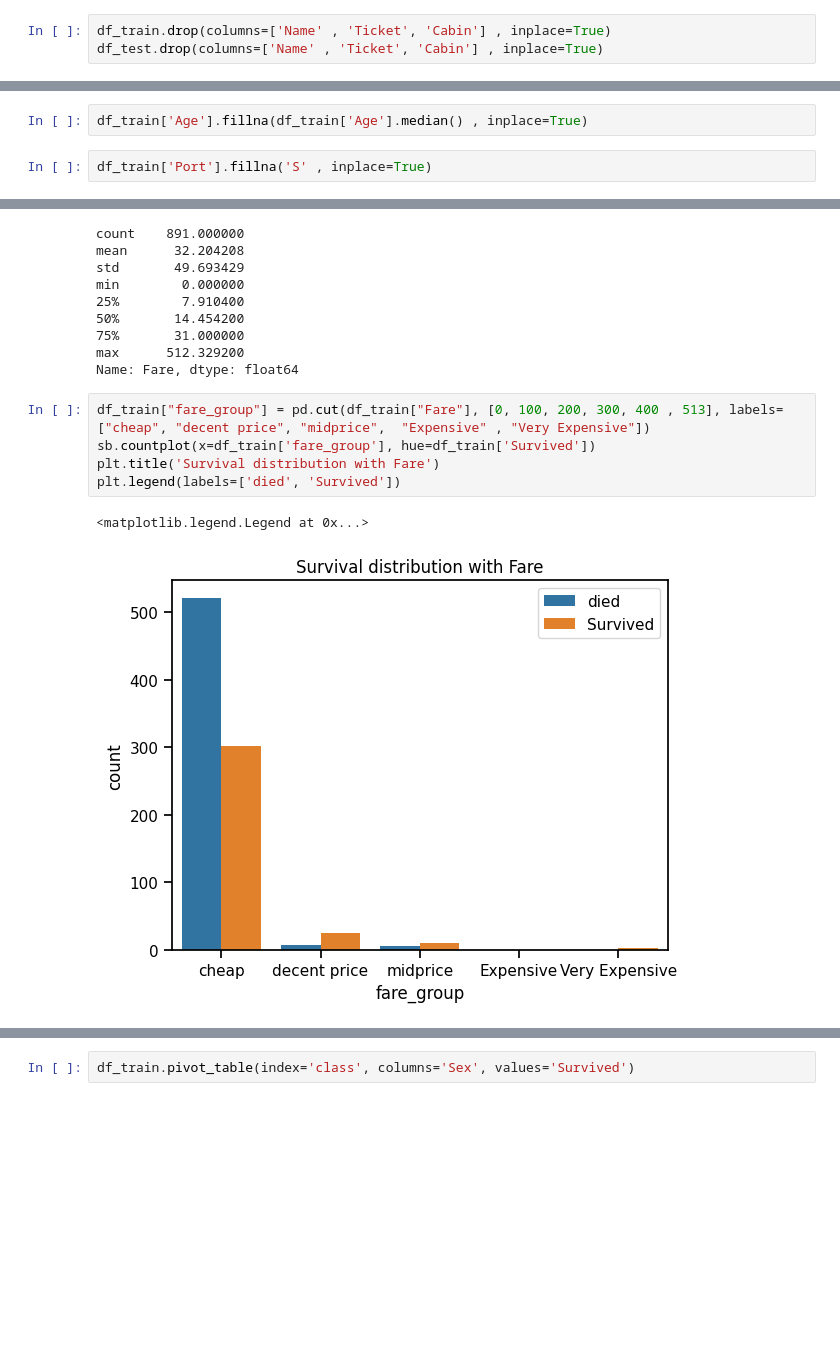
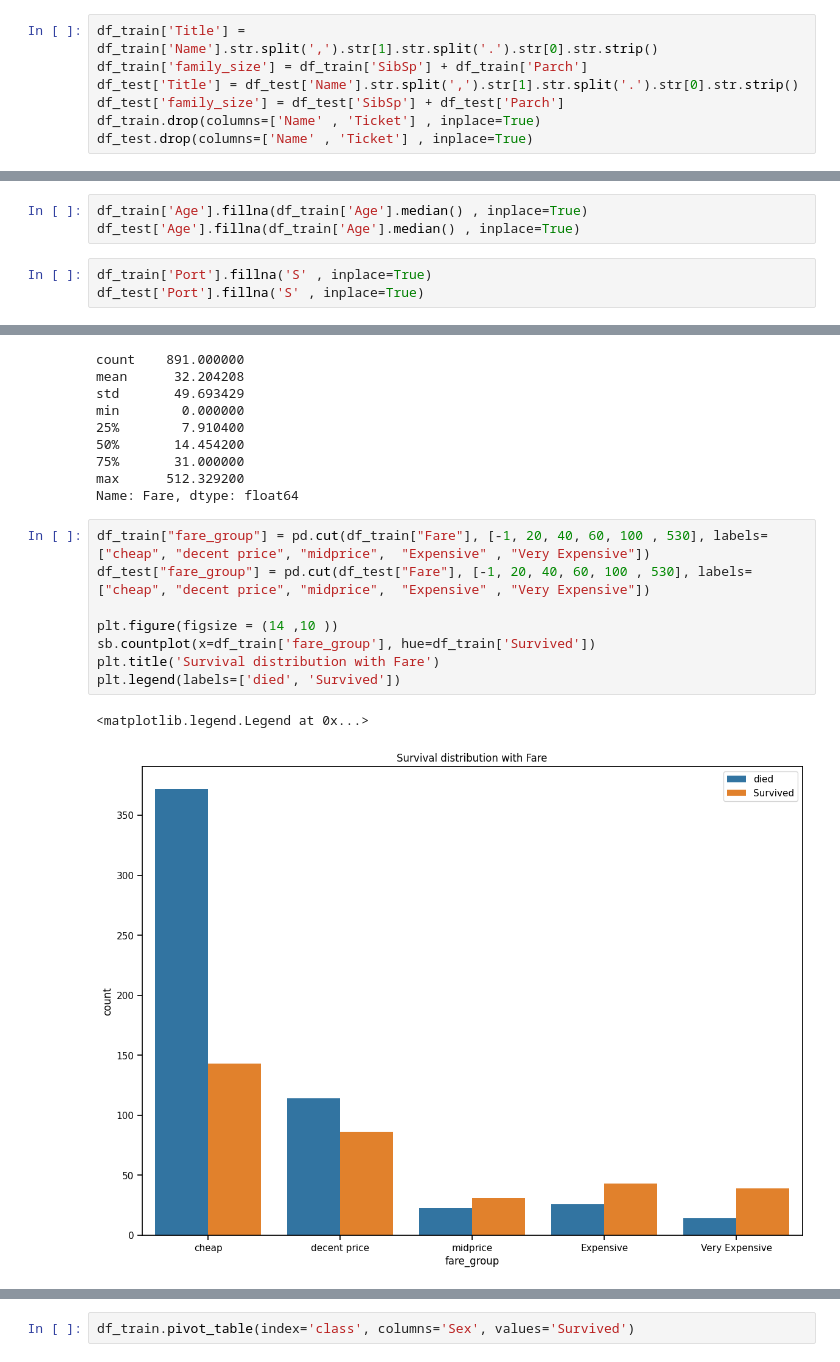
Before and after one commit to mtheggi/Titanic-Survival-Prediction, a Jupyter notebook: Titanic_Survival_Prediction.ipynb, the cells around one changed output, grey strips where cells are left out. Cells and saved outputs as stored; diff of their text form; blank space fills up the shorter version.

```diff
--- a/Titanic_Survival_Prediction.ipynb
+++ b/Titanic_Survival_Prediction.ipynb
@@ -51,9 +37,13 @@ df_test
 # %% [markdown]
 ><mark>Filtering Out unnecessary columns</mark>
 >>drop name,Ticket, and Cabin number because it is not useful
-# %%
-df_train.drop(columns=['Name' , 'Ticket', 'Cabin'] , inplace=True)
-df_test.drop(columns=['Name' , 'Ticket', 'Cabin'] , inplace=True)
+# %%
+df_train['Title'] = df_train['Name'].str.split(',').str[1].str.split('.').str[0].str.strip()
+df_train['family_size'] = df_train['SibSp'] + df_train['Parch']
+df_test['Title'] = df_test['Name'].str.split(',').str[1].str.split('.').str[0].str.strip()
+df_test['family_size'] = df_test['SibSp'] + df_test['Parch']
+df_train.drop(columns=['Name' , 'Ticket'] , inplace=True)
+df_test.drop(columns=['Name' , 'Ticket'] , inplace=True)
 # %% [markdown]
 ><mark>Rename some columns</mark>
 # %%
@@ -163,8 +158,10 @@ Text(0.5, 1.0, 'Age box plot distribution')
 >Since, there exit lots of outliers, replacing missing values with the mean is not the best thing because outlier effects the mean , we wil use median instead
 # %%
 df_train['Age'].fillna(df_train['Age'].median() , inplace=True)
+df_test['Age'].fillna(df_train['Age'].median() , inplace=True)
 # %%
 df_train['Port'].fillna('S' , inplace=True)
+df_test['Port'].fillna('S' , inplace=True)
 # %%
 df_train.isna().sum()
 # %% [output]
@@ -417,12 +427,15 @@ min        0.000000
 max      512.329200
 Name: Fare, dtype: float64
 # %%
-df_train["fare_group"] = pd.cut(df_train["Fare"], [0, 100, 200, 300, 400 , 513], labels=["cheap", "decent price", "midprice",  "Expensive" , "Very Expensive"])
+df_train["fare_group"] = pd.cut(df_train["Fare"], [-1, 20, 40, 60, 100 , 530], labels=["cheap", "decent price", "midprice",  "Expensive" , "Very Expensive"])
+df_test["fare_group"] = pd.cut(df_test["Fare"], [-1, 20, 40, 60, 100 , 530], labels=["cheap", "decent price", "midprice",  "Expensive" , "Very Expensive"])
+
+plt.figure(figsize = (14 ,10 ))
 sb.countplot(x=df_train['fare_group'], hue=df_train['Survived'])
 plt.title('Survival distribution with Fare')
 plt.legend(labels=['died', 'Survived'])
 # %% [output]
 <matplotlib.legend.Legend at 0x...>
-[figure, old version]
+[figure, new version]
 # %% [markdown]
 <div class="alert alert-block alert-success">
```
Also changed, not shown: parts of 53 cells of this notebook, 3 other files.
